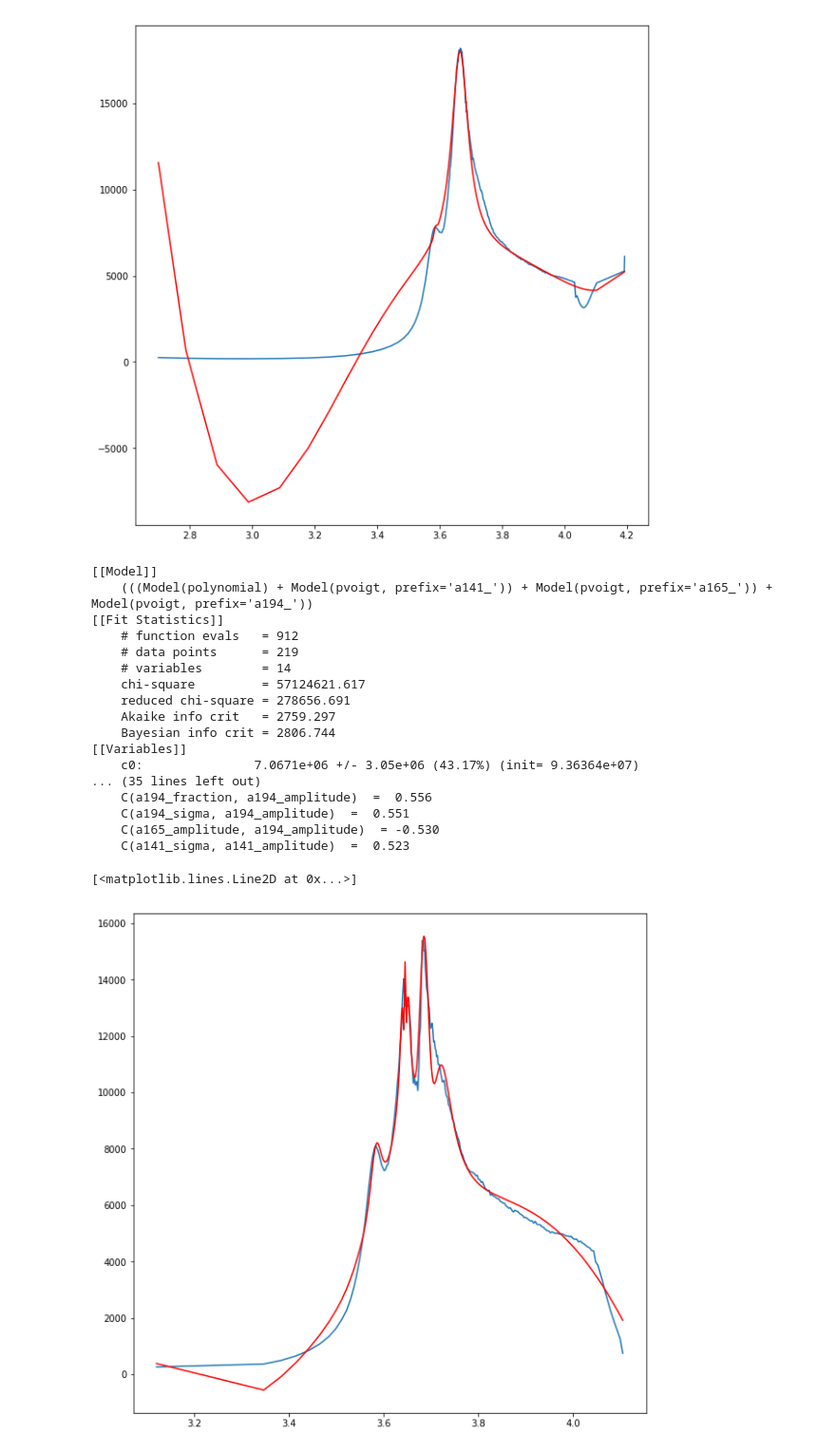
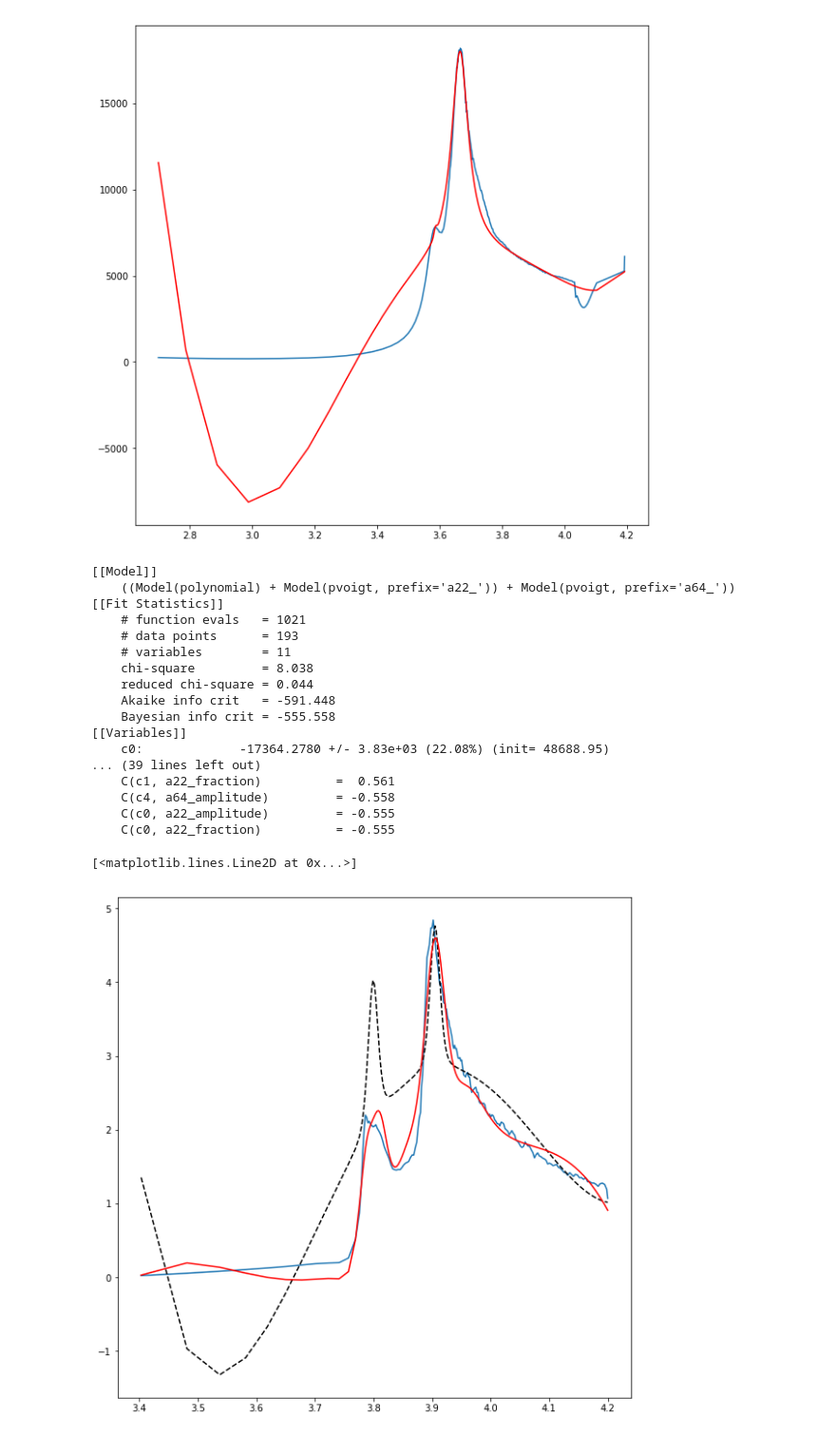
Before and after one commit to nicolet5/DiffCapAnalyzer, a Jupyter notebook: chachies/FittingFunctionDev.ipynb, the cells around one changed output. Shown at 95% size. Saved outputs shown, nothing was run; the diff lists cells and outputs as text; code cells hidden in the pictures.

```diff
--- a/chachies/FittingFunctionDev.ipynb
+++ b/chachies/FittingFunctionDev.ipynb
@@ -23,7 +23,7 @@ from sklearn import mixture
 # %% [markdown]
 ## Nicole's imports
 # %%
-import chachifuncs
+import chachifuncs_sepcd as ccf
 import pandas as pd
 import matplotlib.pyplot as plt
 %matplotlib inline
@@ -31,11 +31,10 @@ import matplotlib.pyplot as plt
 #chachifuncs.load_sep_cycles('NLT_Test/NLT_TestSource/', 'NLT_Test/NLT_TestSepCycles/')
 # I had to make this first directory (source) just as a small set of the data to test this code on, and then had to make a
 #directory for where I wanted my cycles to be stored in once they were seperated out. This code takes a while to run.
-
-testdf = pd.read_excel('NLT_Test/NLT_TestSource/NLTtestCycle10.xlsx')
+testdf = pd.read_excel('NLT_Test/Clean_Separated_Cycles/CS2_33_10_04_10-Cycle10Clean.xlsx')
 #just picked a random one out of the separated out cycles
 
-charge, discharge = chachifuncs.clean_calc_sep_smooth(testdf, 25, 3)
+charge, discharge = ccf.sep_char_dis(testdf)
 
 fig = plt.figure(figsize=(10, 10), facecolor='w', edgecolor='k')
 myplot = plt.plot(charge['Voltage(V)'], charge['Smoothed_dQ/dV'])
@@ -56,6 +49,6 @@ descriptors.descriptor_func(charge['Voltage(V)'], charge['Smoothed_dQ/dV'], 'c')
 # %%
 sigx_bot = pd.to_numeric(charge['Voltage(V)']).as_matrix()
-sigy_bot = -pd.to_numeric(charge['Smoothed_dQ/dV']).as_matrix()
+sigy_bot = pd.to_numeric(charge['Smoothed_dQ/dV']).as_matrix()
 
 fig = plt.figure(figsize=(10, 10), facecolor='w', edgecolor='k')
 myplot = plt.plot(sigx_bot, sigy_bot)
@@ -110,10 +108,10 @@ df
 # %% [markdown]
 ## Peak Utils Peak finder
 # %%
-pwid = 3
+
 sigy_smooth = scipy.signal.savgol_filter(sigy_bot, 25, 3)
 import peakutils
-i = peakutils.indexes(sigy_smooth, thres=3/max(sigy_bot), min_dist=9)
+i = peakutils.indexes(sigy_smooth, thres=.3/max(sigy_bot), min_dist=9)
 #i = scipy.signal.find_peaks_cwt(sigy, sigx*9)
 
 fig = plt.figure(figsize=(10, 10), facecolor='w', edgecolor='k')
@@ -180,8 +179,8 @@ for index in i:
     fract = 'fraction'
 
     par[comb+cent].set(sigx_bot[index], vary=False)
-    par[comb+sig].set(0.001)
-    par[comb+amp].set(5, min=0)
+    par[comb+sig].set(0.01)
+    par[comb+amp].set(.05, min=0)
     par[comb+fract].set(.5)
 
     mod = mod + gaus_loop
@@ -386,28 +385,28 @@ for index in i2:
 # %%
 model = mod.fit(sigy_bot, par, x=sigx_bot)
 print(model.fit_report(min_correl=0.5))
 
 fig = plt.figure(figsize=(10, 10), facecolor='w', edgecolor='k')
 plt.plot(sigx_bot, sigy_bot)
-#plt.plot(sigx_bot, model.init_fit, 'k--')
+plt.plot(sigx_bot, model.init_fit, 'k--')
 plt.plot(sigx_bot, model.best_fit, 'r-')
 # %% [output]
 [[Model]]
-    (((Model(polynomial) + Model(pvoigt, prefix='a141_')) + Model(pvoigt, prefix='a165_')) + Model(pvoigt, prefix='a194_'))
+    ((Model(polynomial) + Model(pvoigt, prefix='a22_')) + Model(pvoigt, prefix='a64_'))
 [[Fit Statistics]]
-    # function evals   = 912
-    # data points      = 219
-    # variables        = 14
-    chi-square         = 57124621.617
-    reduced chi-square = 278656.691
-    Akaike info crit   = 2759.297
-    Bayesian info crit = 2806.744
+    # function evals   = 1021
+    # data points      = 193
+    # variables        = 11
+    chi-square         = 8.038
+    reduced chi-square = 0.044
+    Akaike info crit   = -591.448
+    Bayesian info crit = -555.558
 [[Variables]]
-    c0:               7.0671e+06 +/- 3.05e+06 (43.17%) (init= 9.36364e+07)
-... (35 lines left out)
-    C(a194_fraction, a194_amplitude)  =  0.556
-    C(a194_sigma, a194_amplitude)  =  0.551
-    C(a165_amplitude, a194_amplitude)  = -0.530
-    C(a141_sigma, a141_amplitude)  =  0.523
+    c0:             -17364.2780 +/- 3.83e+03 (22.08%) (init= 48688.95)
+... (39 lines left out)
+    C(c1, a22_fraction)          =  0.561
+    C(c4, a64_amplitude)         = -0.558
+    C(c0, a22_amplitude)         = -0.555
+    C(c0, a22_fraction)          = -0.555
 [<matplotlib.lines.Line2D at 0x...>]
-[figure, old version]
+[figure, new version]
```
Also changed, not shown: parts of 12 cells of this notebook, 1 other file.
